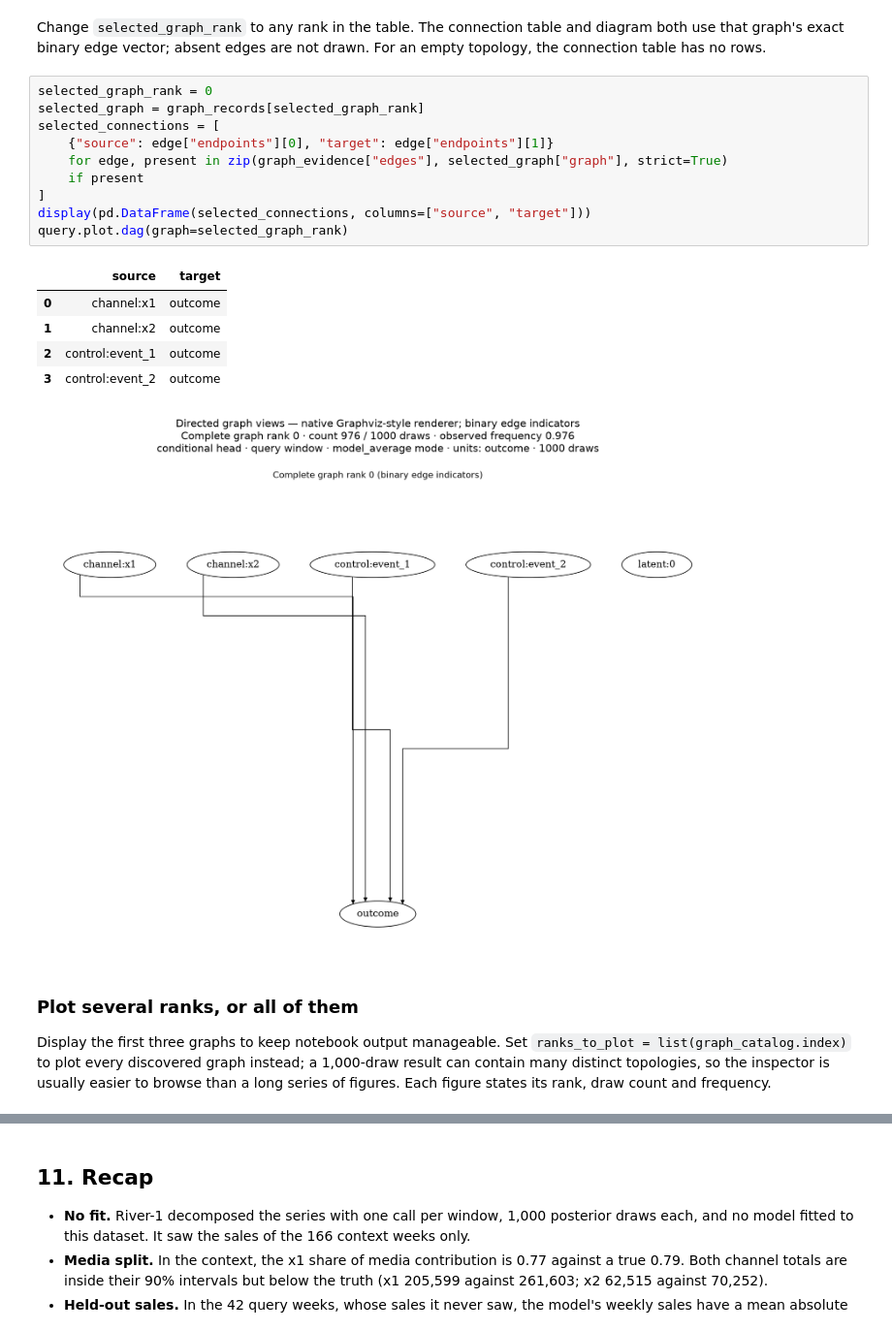
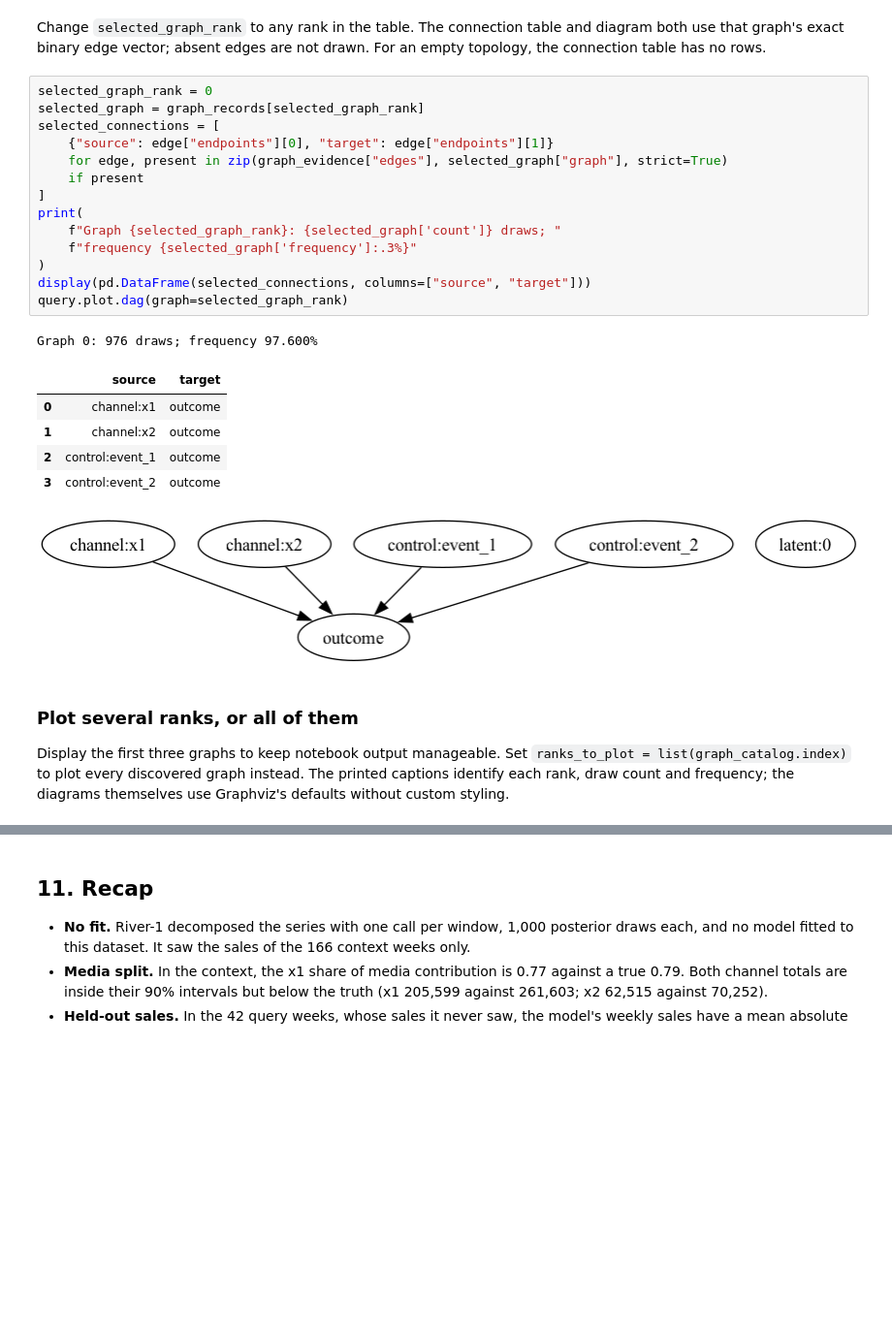
Before and after one commit to pymc-labs/pymc-mfm, a Jupyter notebook: examples/river_1_quickstart.ipynb, the cells around one changed output, grey strips where cells are left out. Shown at 97% size. Drawn from its saved outputs; the diff is of its cells as text; blank space fills up the shorter version.

Commit message:
fix: render graphs with native Graphviz defaults

```diff
--- a/examples/river_1_quickstart.ipynb
+++ b/examples/river_1_quickstart.ipynb
@@ -556,27 +544,32 @@ the connection table has no rows.
 # %%
 selected_graph_rank = 0
 selected_graph = graph_records[selected_graph_rank]
 selected_connections = [
     {"source": edge["endpoints"][0], "target": edge["endpoints"][1]}
     for edge, present in zip(graph_evidence["edges"], selected_graph["graph"], strict=True)
     if present
 ]
+print(
+    f"Graph {selected_graph_rank}: {selected_graph['count']} draws; "
+    f"frequency {selected_graph['frequency']:.3%}"
+)
 display(pd.DataFrame(selected_connections, columns=["source", "target"]))
 query.plot.dag(graph=selected_graph_rank)
 # %% [output]
+Graph 0: 976 draws; frequency 97.600%
 |  | source | target |
 | 0 | channel:x1 | outcome |
 | 1 | channel:x2 | outcome |
 | 2 | control:event_1 | outcome |
 | 3 | control:event_2 | outcome |
-[figure, old version]
+[figure, new version]
 # %% [markdown]
 ### Plot several ranks, or all of them
 
 Display the first three graphs to keep notebook output manageable. Set
-`ranks_to_plot = list(graph_catalog.index)` to plot every discovered graph instead; a
-1,000-draw result can contain many distinct topologies, so the inspector is usually easier
-to browse than a long series of figures. Each figure states its rank, draw count and frequency.
+`ranks_to_plot = list(graph_catalog.index)` to plot every discovered graph instead.
+The printed captions identify each rank, draw count and frequency; the diagrams themselves
+use Graphviz's defaults without custom styling.
 # %%
 ranks_to_plot = list(graph_catalog.index[:3])
 for graph_rank in ranks_to_plot:
```
Also changed, not shown: parts of 9 cells of this notebook, 18 other files.
